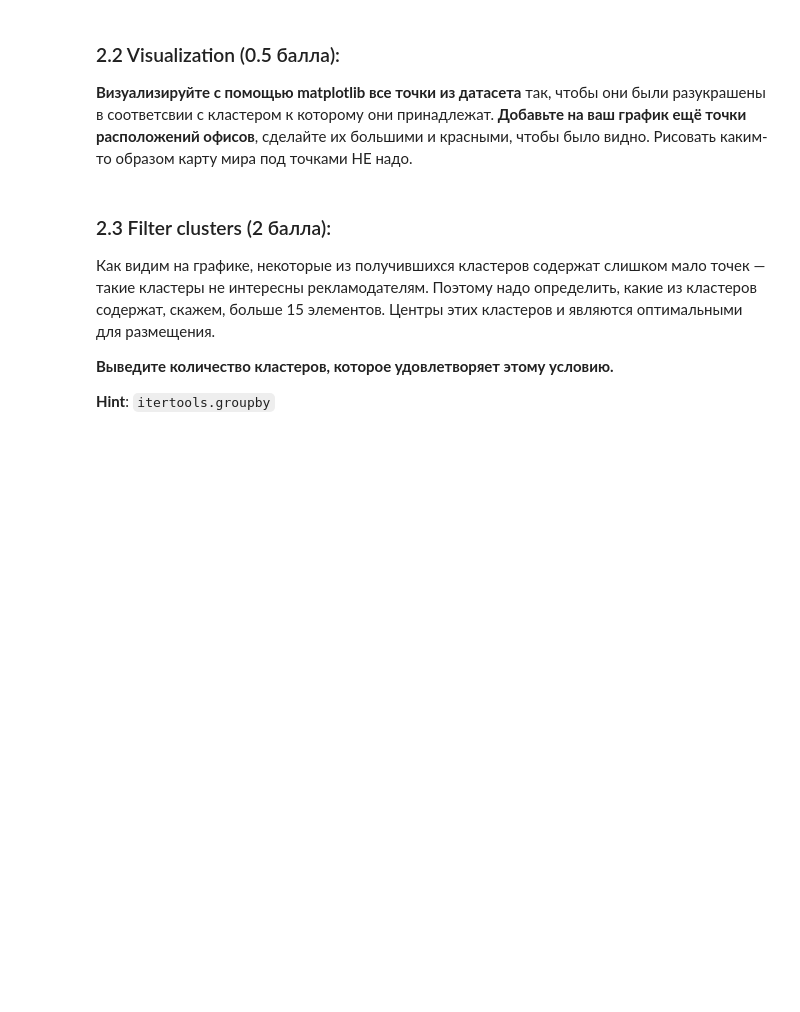
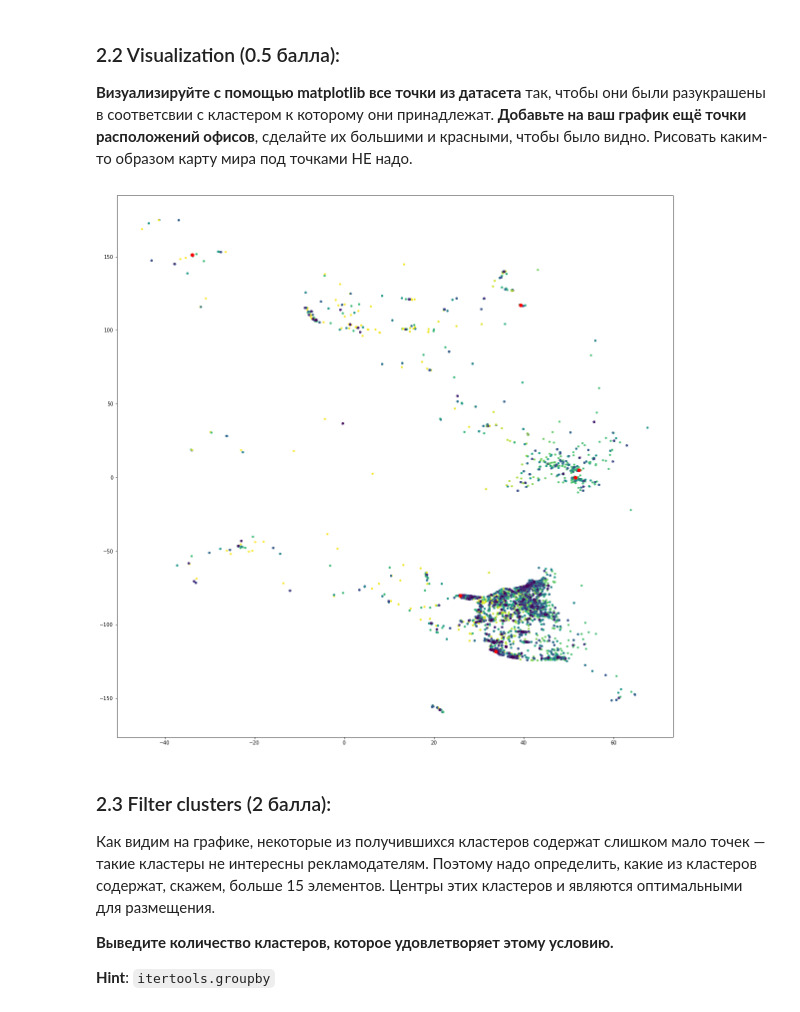
Before and after one commit to evggenshch/7bits_ML_1819, a Jupyter notebook: week04_homework_04-01-clustering-homework.ipynb, the cells around one changed output. Cells and saved outputs as stored; diff of their text form; code cells hidden in the pictures; blank space fills up the shorter version.

```diff
--- a/week04_homework_04-01-clustering-homework.ipynb
+++ b/week04_homework_04-01-clustering-homework.ipynb
@@ -46,9 +84,28 @@ df = pd.read_csv('data/checkins.csv.gz', compression='gzip')
 Для данной задачи мы не знаем сколько кластеров вообще существует, и есть ли они, поэтому воспользуемся методом, который сам находит нужное количество кластеров. Используйте `MeanShift`, указав `bandwidth=0.1`, что в переводе из градусов в метры колеблется примерно от 5 до 10 км в средних широтах. Документацию по нему вы можете найти в документации SKlearn [тут](http://scikit-learn.org/stable/modules/clustering.html#mean-shift).
 
 **Обучите кластеризатор на всех данных.** Выполнение в 4 потока на i5 заняло 2 минуты.
+# %%
+import sklearn.cluster as cl
+clustering = cl.MeanShift(bandwidth=0.1).fit(df)
 # %% [markdown]
 ### 2.2 Visualization (0.5 балла):
 **Визуализируйте с помощью matplotlib все точки из датасета** так, чтобы они были разукрашены в соответсвии с кластером к которому они принадлежат. **Добавьте на ваш график ещё точки расположений офисов**, сделайте их большими и красными, чтобы было видно. Рисовать каким-то образом карту мира под точками НЕ надо.
+# %%
+df2 = df
+df2['cluster'] = clustering.labels_
+offices = pd.DataFrame()
+offices['latitude'] = [33.751277, 25.867736, 51.503016, 52.378894, 39.366487, -33.868457]
+offices['longitude'] = [-118.188740, -80.324116, -0.075479, 4.885084, 117.036146, 151.205134]
+
+plt.figure(figsize=(20,20))
+plt.scatter(df2['latitude'], df2['longitude'], s = 10, c=df2['cluster'])
+plt.scatter(offices['latitude'], offices['longitude'], s = 40,  c = 'r')
+
+plt.show()
+#df2.loc[df2['cluster']==2]
+#plt.plot(df['latitude'], df['longitude'], 'ro')
+# %% [output]
+[figure, added]
 # %% [markdown]
 ###  2.3 Filter clusters (2 балла):
 Как видим на графике, некоторые из получившихся кластеров содержат слишком мало точек — такие кластеры не интересны рекламодателям. Поэтому надо определить, какие из кластеров содержат, скажем, больше 15 элементов. Центры этих кластеров и являются оптимальными для размещения.
```
Also changed, not shown: parts of 4 cells of this notebook, 1 other file.
